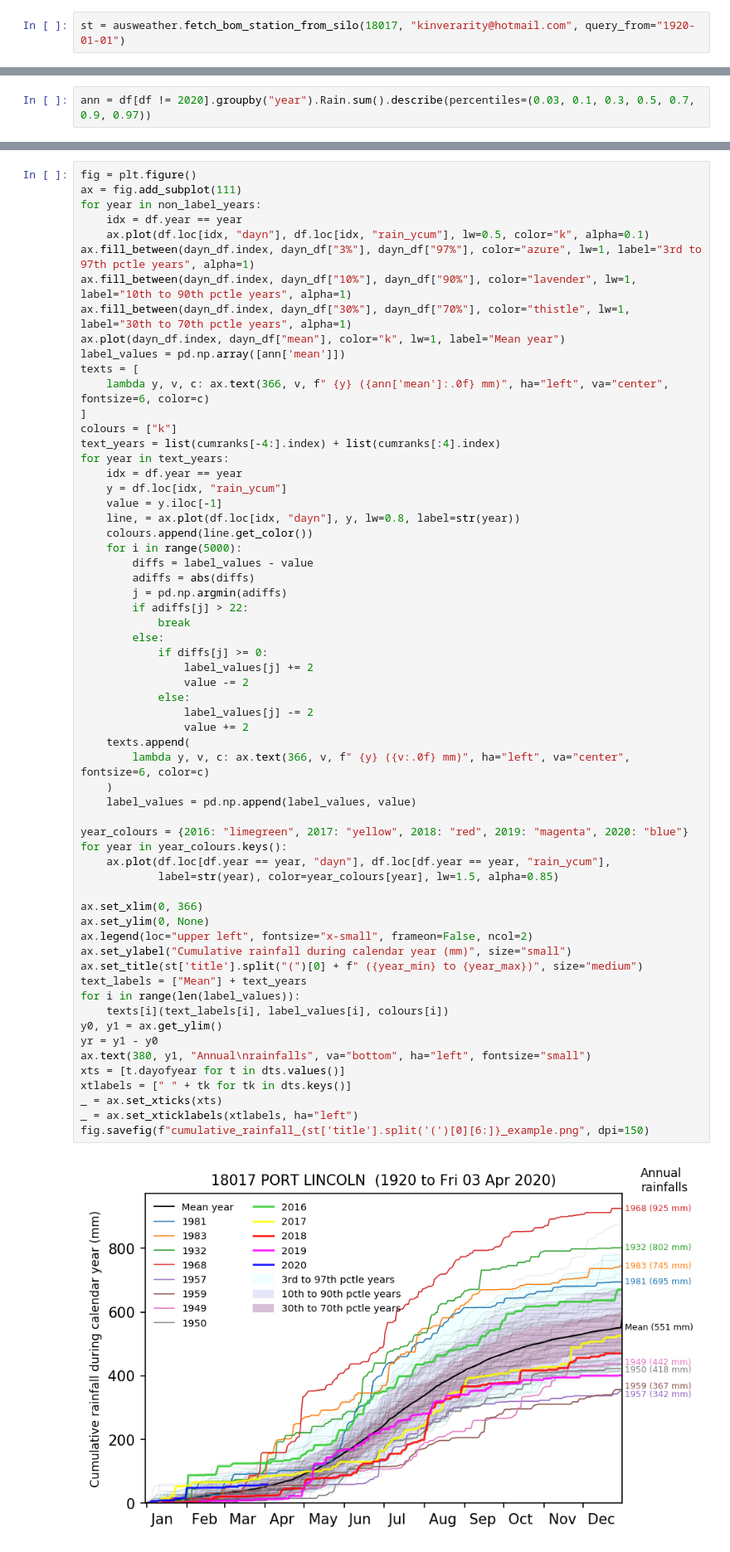
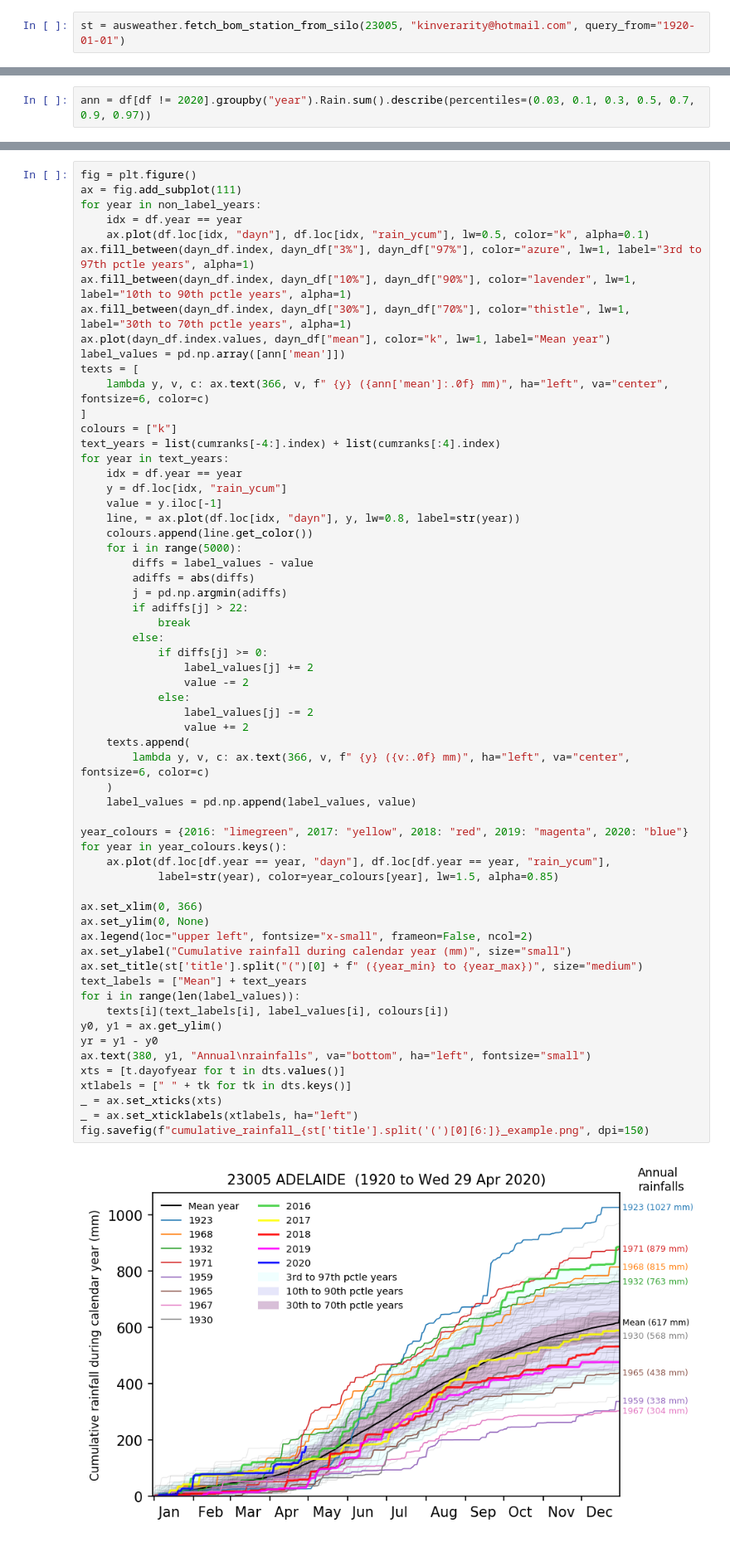
Before and after one commit to kinverarity1/ausweather, a Jupyter notebook: notebooks/Chart cumulative rainfall over each year.ipynb, the cells around one changed output, grey strips where cells are left out. Shown at 83% size. Drawn from its saved outputs; the diff is of its cells as text.

```diff
--- a/notebooks/Chart cumulative rainfall over each year.ipynb
+++ b/notebooks/Chart cumulative rainfall over each year.ipynb
@@ -19,5 +19,5 @@ plt.rcParams["figure.dpi"] = 150
 - 23005 Glen Osmond
 - 17004 Anna Creek
 # %%
-st = ausweather.fetch_bom_station_from_silo(18017, "kinverarity@hotmail.com", query_from="1920-01-01")
+st = ausweather.fetch_bom_station_from_silo(23005, "kinverarity@hotmail.com", query_from="1920-01-01")
 # %% [output]
@@ -103,7 +132,7 @@ for year in non_label_years:
 ax.fill_between(dayn_df.index, dayn_df["3%"], dayn_df["97%"], color="azure", lw=1, label="3rd to 97th pctle years", alpha=1)
 ax.fill_between(dayn_df.index, dayn_df["10%"], dayn_df["90%"], color="lavender", lw=1, label="10th to 90th pctle years", alpha=1)
 ax.fill_between(dayn_df.index, dayn_df["30%"], dayn_df["70%"], color="thistle", lw=1, label="30th to 70th pctle years", alpha=1)
-ax.plot(dayn_df.index, dayn_df["mean"], color="k", lw=1, label="Mean year")
+ax.plot(dayn_df.index.values, dayn_df["mean"], color="k", lw=1, label="Mean year")
 label_values = pd.np.array([ann['mean']])
 texts = [
     lambda y, v, c: ax.text(366, v, f" {y} ({ann['mean']:.0f} mm)", ha="left", va="center", fontsize=6, color=c)
@@ -129,31 +158,31 @@ for year in text_years:
             else:
                 label_values[j] -= 2
                 value += 2
     texts.append(
         lambda y, v, c: ax.text(366, v, f" {y} ({v:.0f} mm)", ha="left", va="center", fontsize=6, color=c)
     )
     label_values = pd.np.append(label_values, value)
 
 year_colours = {2016: "limegreen", 2017: "yellow", 2018: "red", 2019: "magenta", 2020: "blue"}
 for year in year_colours.keys():
     ax.plot(df.loc[df.year == year, "dayn"], df.loc[df.year == year, "rain_ycum"],
             label=str(year), color=year_colours[year], lw=1.5, alpha=0.85)
 
 ax.set_xlim(0, 366)
 ax.set_ylim(0, None)
 ax.legend(loc="upper left", fontsize="x-small", frameon=False, ncol=2)
 ax.set_ylabel("Cumulative rainfall during calendar year (mm)", size="small")
 ax.set_title(st['title'].split("(")[0] + f" ({year_min} to {year_max})", size="medium")
 text_labels = ["Mean"] + text_years
 for i in range(len(label_values)):
     texts[i](text_labels[i], label_values[i], colours[i])
 y0, y1 = ax.get_ylim()
 yr = y1 - y0
 ax.text(380, y1, "Annual\nrainfalls", va="bottom", ha="left", fontsize="small")
 xts = [t.dayofyear for t in dts.values()]
 xtlabels = [" " + tk for tk in dts.keys()]
 _ = ax.set_xticks(xts)
 _ = ax.set_xticklabels(xtlabels, ha="left")
 fig.savefig(f"cumulative_rainfall_{st['title'].split('(')[0][6:]}_example.png", dpi=150)
 # %% [output]
-[figure, old version]
+[figure, new version]
```
Also changed, not shown: parts of 5 cells of this notebook, 4 other files.
